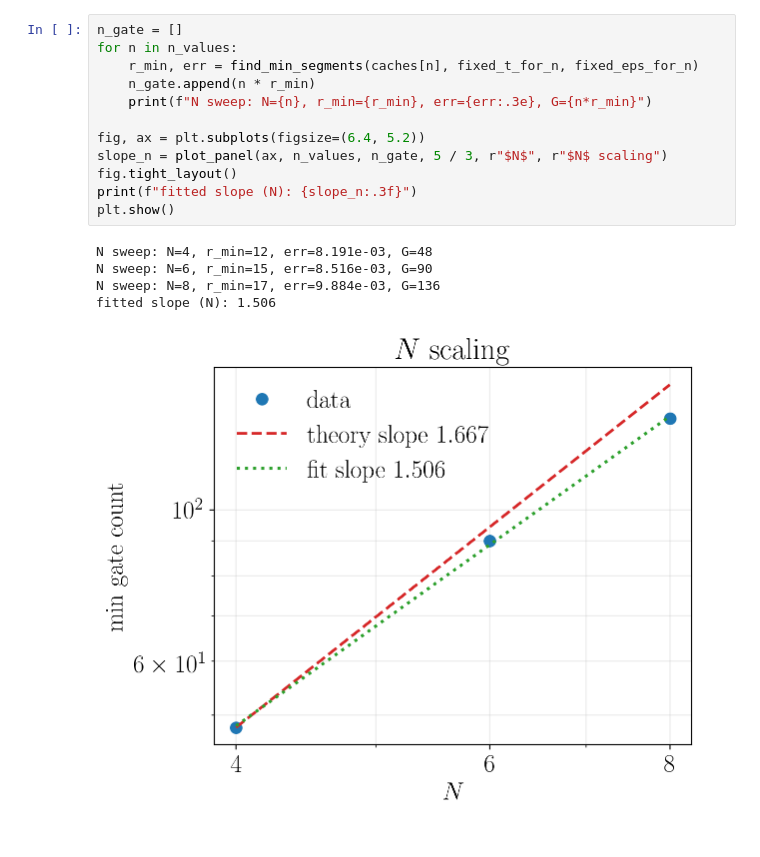
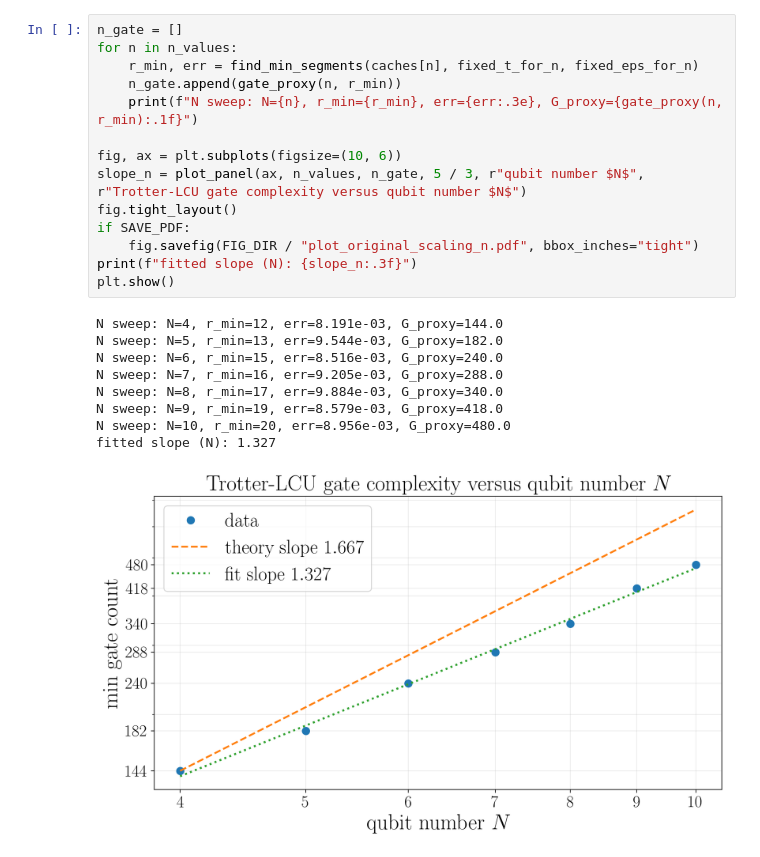
Before and after one commit to Qubit-Fernand/NCC-Trotter-Compensation, a Jupyter notebook: plot_original_scaling.ipynb, the cells around one changed output. Drawn from its saved outputs; the diff is of its cells as text.

Commit message:
Update NCC log plots and export options

```diff
--- a/plot_original_scaling.ipynb
+++ b/plot_original_scaling.ipynb
@@ -163,21 +187,27 @@ caches = {n: build_system_cache(n) for n in sorted(set(n_values + [fixed_n_for_t
 # %%
 n_gate = []
 for n in n_values:
     r_min, err = find_min_segments(caches[n], fixed_t_for_n, fixed_eps_for_n)
-    n_gate.append(n * r_min)
-    print(f"N sweep: N={n}, r_min={r_min}, err={err:.3e}, G={n*r_min}")
+    n_gate.append(gate_proxy(n, r_min))
+    print(f"N sweep: N={n}, r_min={r_min}, err={err:.3e}, G_proxy={gate_proxy(n, r_min):.1f}")
 
-fig, ax = plt.subplots(figsize=(6.4, 5.2))
-slope_n = plot_panel(ax, n_values, n_gate, 5 / 3, r"$N$", r"$N$ scaling")
+fig, ax = plt.subplots(figsize=(10, 6))
+slope_n = plot_panel(ax, n_values, n_gate, 5 / 3, r"qubit number $N$", r"Trotter-LCU gate complexity versus qubit number $N$")
 fig.tight_layout()
+if SAVE_PDF:
+    fig.savefig(FIG_DIR / "plot_original_scaling_n.pdf", bbox_inches="tight")
 print(f"fitted slope (N): {slope_n:.3f}")
 plt.show()
 # %% [output]
-N sweep: N=4, r_min=12, err=8.191e-03, G=48
-N sweep: N=6, r_min=15, err=8.516e-03, G=90
-N sweep: N=8, r_min=17, err=9.884e-03, G=136
-fitted slope (N): 1.506
+N sweep: N=4, r_min=12, err=8.191e-03, G_proxy=144.0
+N sweep: N=5, r_min=13, err=9.544e-03, G_proxy=182.0
+N sweep: N=6, r_min=15, err=8.516e-03, G_proxy=240.0
+N sweep: N=7, r_min=16, err=9.205e-03, G_proxy=288.0
+N sweep: N=8, r_min=17, err=9.884e-03, G_proxy=340.0
+N sweep: N=9, r_min=19, err=8.579e-03, G_proxy=418.0
+N sweep: N=10, r_min=20, err=8.956e-03, G_proxy=480.0
+fitted slope (N): 1.327
-[figure, old version]
+[figure, new version]
 # %%
 t_gate = []
 for t_total in t_values:
```
Also changed, not shown: parts of 4 cells of this notebook, 2 other files.
